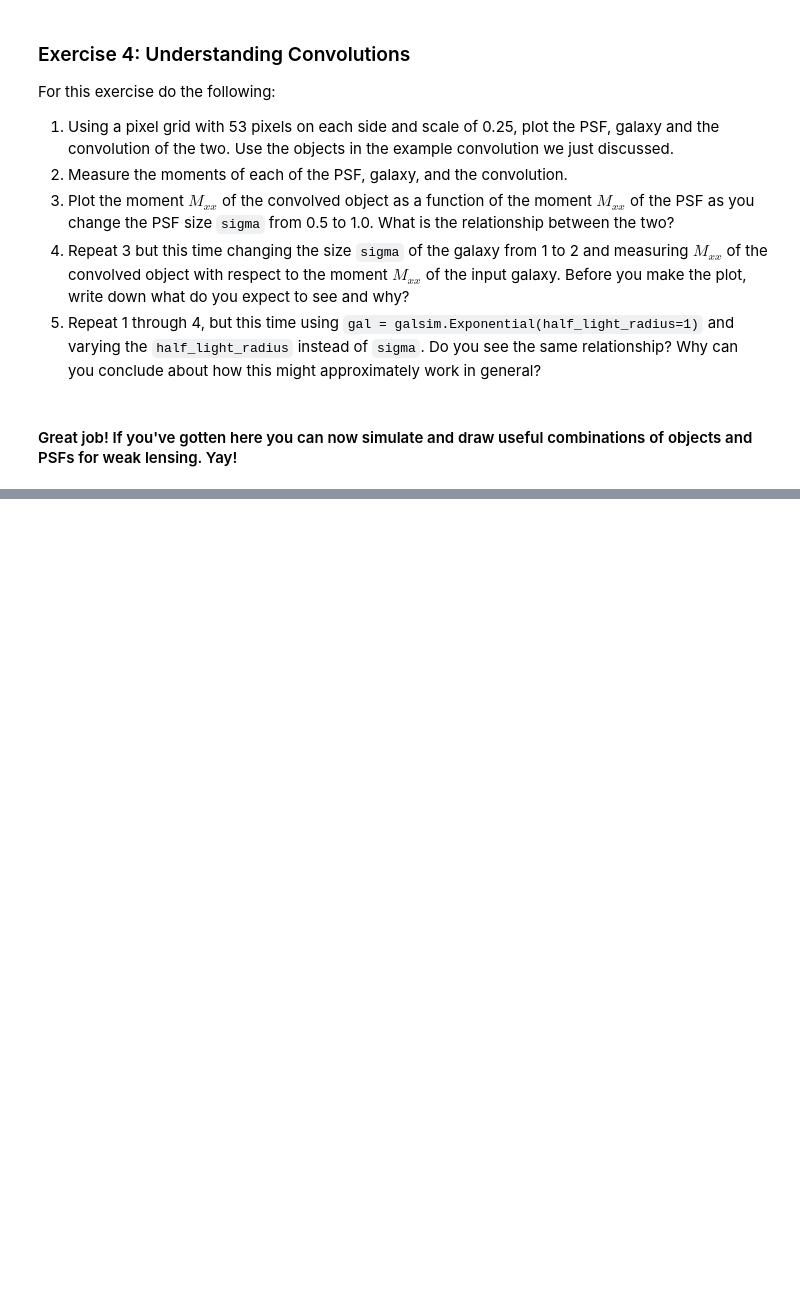
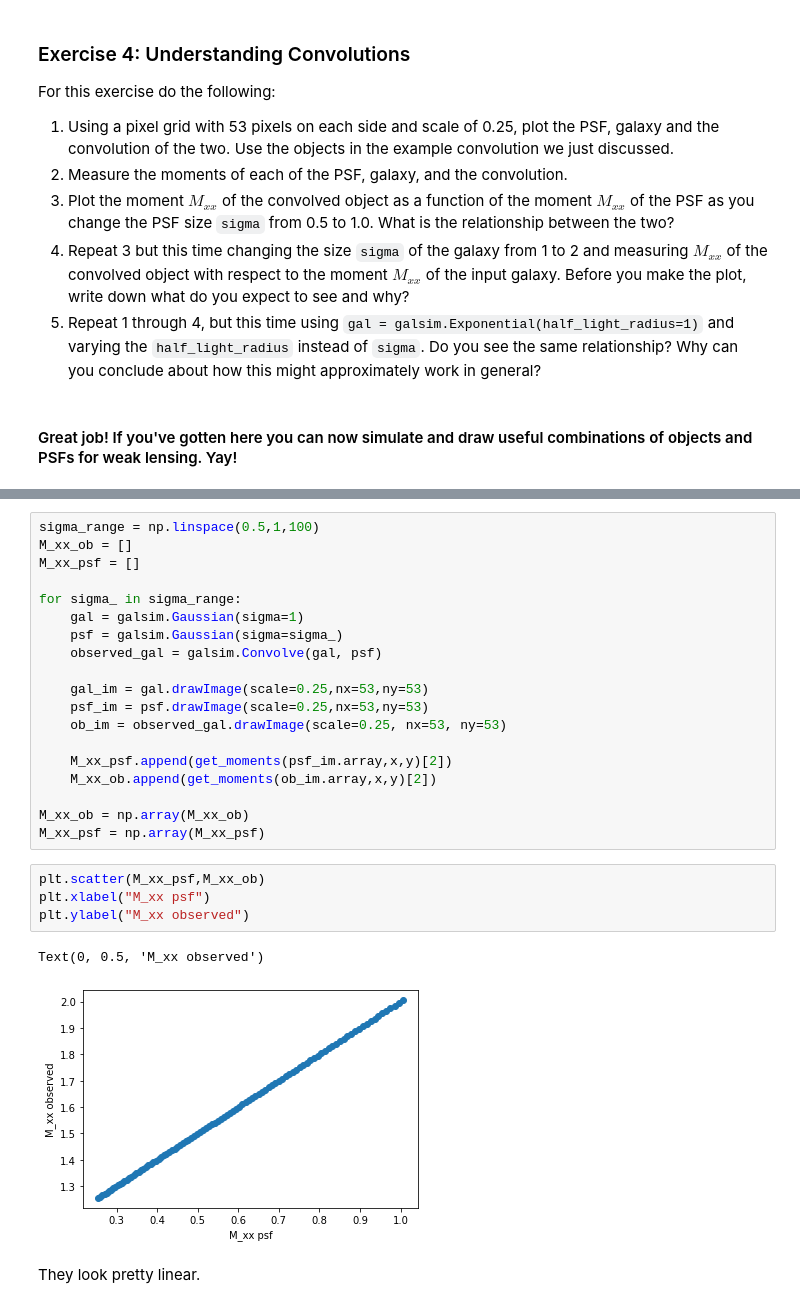
Before and after one commit to zhouconghao/shape-measurement-tutorials, a Jupyter notebook: shape_measurement_101.ipynb, the cells around one changed output, grey strips where cells are left out. Cells and saved outputs as stored; diff of their text form; blank space fills up the shorter version.

```diff
--- a/shape_measurement_101.ipynb
+++ b/shape_measurement_101.ipynb
@@ -474,0 +576,28 @@ For this exercise do the following:
+# %%
+sigma_range = np.linspace(0.5,1,100)
+M_xx_ob = []
+M_xx_psf = []
+
+for sigma_ in sigma_range:
+    gal = galsim.Gaussian(sigma=1)
+    psf = galsim.Gaussian(sigma=sigma_)
+    observed_gal = galsim.Convolve(gal, psf)
+
+    gal_im = gal.drawImage(scale=0.25,nx=53,ny=53)
+    psf_im = psf.drawImage(scale=0.25,nx=53,ny=53)
+    ob_im = observed_gal.drawImage(scale=0.25, nx=53, ny=53)
+
+    M_xx_psf.append(get_moments(psf_im.array,x,y)[2])
+    M_xx_ob.append(get_moments(ob_im.array,x,y)[2])
+
+M_xx_ob = np.array(M_xx_ob)
+M_xx_psf = np.array(M_xx_psf)
+# %%
+plt.scatter(M_xx_psf,M_xx_ob)
+plt.xlabel("M_xx psf")
+plt.ylabel("M_xx observed")
+# %% [output]
+Text(0, 0.5, 'M_xx observed')
+[figure, added]
+# %% [markdown]
+They look pretty linear.
```
Also changed, not shown: parts of 23 cells of this notebook.
